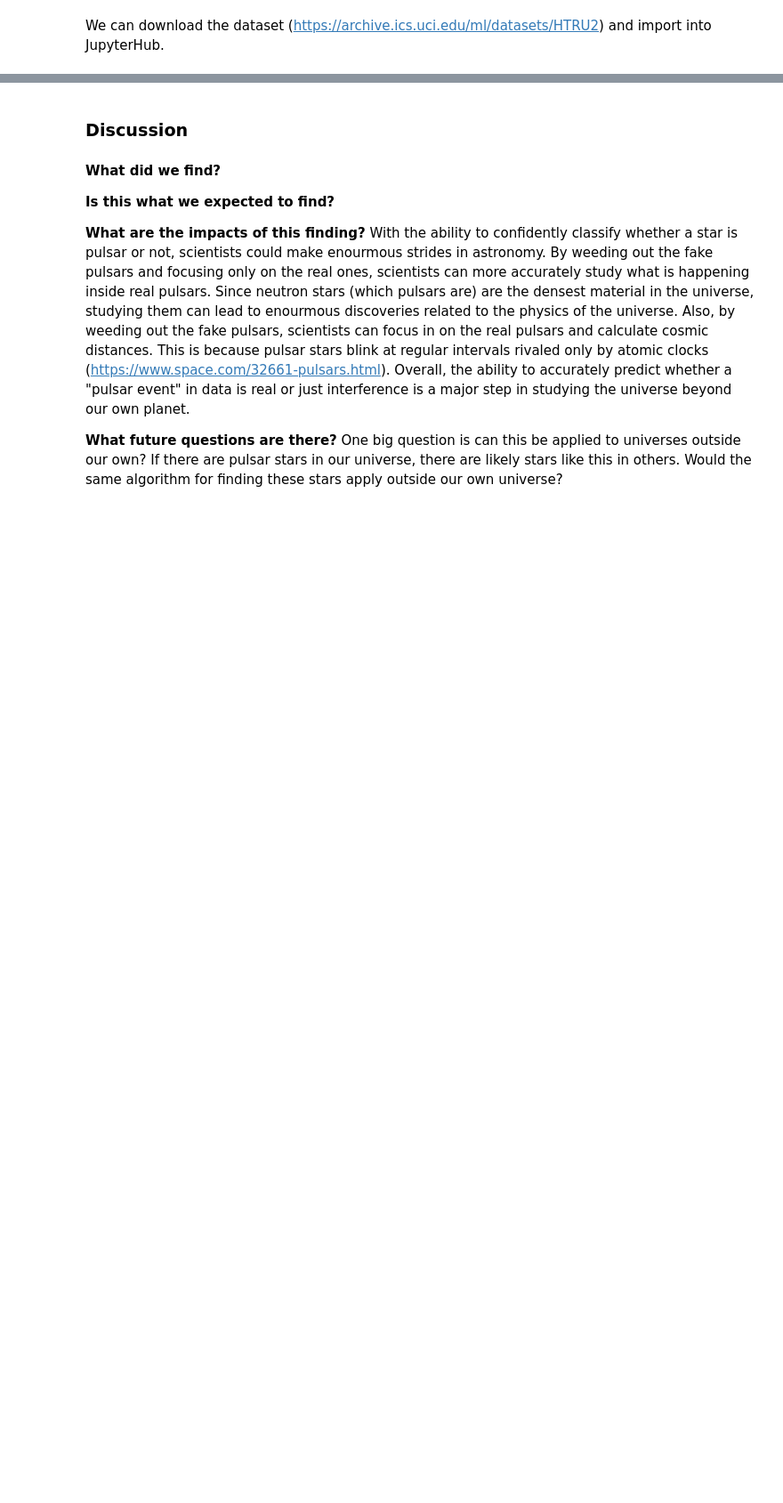
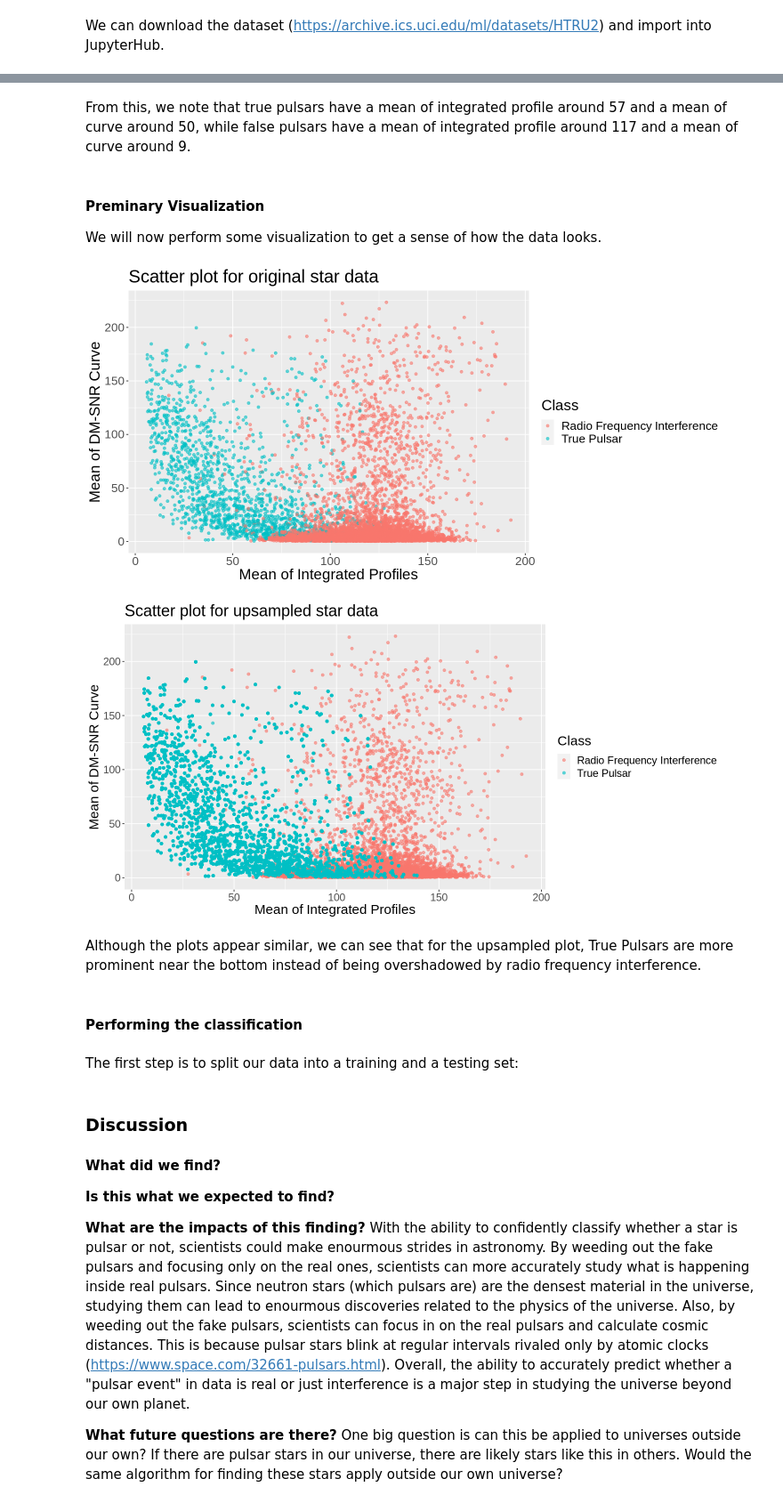
Before and after one commit to HarlH/Classification, a Jupyter notebook: Project_Report.ipynb, the cells around one changed output, grey strips where cells are left out. Shown at 89% size. Saved outputs shown, nothing was run; the diff lists cells and outputs as text; code cells hidden in the pictures; blank space fills up the shorter version.

```diff
--- a/Project_Report.ipynb
+++ b/Project_Report.ipynb
@@ -118,0 +153,45 @@ A tibble: 2 × 3
+# %% [markdown]
+From this, we note that true pulsars have a mean of integrated profile around 57 and a mean of curve around 50, while false pulsars have a mean of integrated profile around 117 and a mean of curve around 9.
+# %% [markdown]
+#### Preminary Visualization
+
+We will now perform some visualization to get a sense of how the data looks.
+# %%
+# Next, we will begin some visualization of our training data. We start by building scatter plots with Mean of Integrated Profiles on the x-axis
+# and Mean of DM-SNR Curve on the y-axis, with True Pulsars labeled by colour. We will build one with the original star data, and one with the
+# upsampled data.
+
+# DO NOT REMOVE
+set.seed(9999)
+
+# Visualizing the mean of integrated profiles and the mean of DM-SNR curve with colour to differentiate true pulsars
+options(repr.plot.width = 12, repr.plot.height = 6)
+
+pulsar_plot_ <- star_data |>
+    ggplot(aes(x = mean_of_int_profiles, y = mean_of_curve)) +
+           geom_point(aes(color = true_pulsar), alpha = 0.6) +
+           labs(x = "Mean of Integrated Profiles", y = "Mean of DM-SNR Curve", color = "Class") +
+           scale_color_discrete(labels=c('Radio Frequency Interference', 'True Pulsar')) +
+           theme(text = element_text(size = 20)) +
+           ggtitle("Scatter plot for original star data")
+
+pulsar_plot_
+
+pulsar_plot_upsampled <- upsampled_stars |>
+    ggplot(aes(x = mean_of_int_profiles, y = mean_of_curve)) +
+           geom_point(aes(color = true_pulsar), alpha = 0.6) +
+           labs(x = "Mean of Integrated Profiles", y = "Mean of DM-SNR Curve", color = "Class") +
+           scale_color_discrete(labels=c('Radio Frequency Interference', 'True Pulsar')) +
+           theme(text = element_text(size = 18)) +
+           ggtitle("Scatter plot for upsampled star data")
+
+pulsar_plot_upsampled
+# %% [output]
+[figure, added]
+[figure, added]
+# %% [markdown]
+Although the plots appear similar, we can see that for the upsampled plot, True Pulsars are more prominent near the bottom instead of being overshadowed by radio frequency interference.
+# %% [markdown]
+#### Performing the classification
+# %% [markdown]
+The first step is to split our data into a training and a testing set:
```
Also changed, not shown: parts of 11 cells of this notebook.
